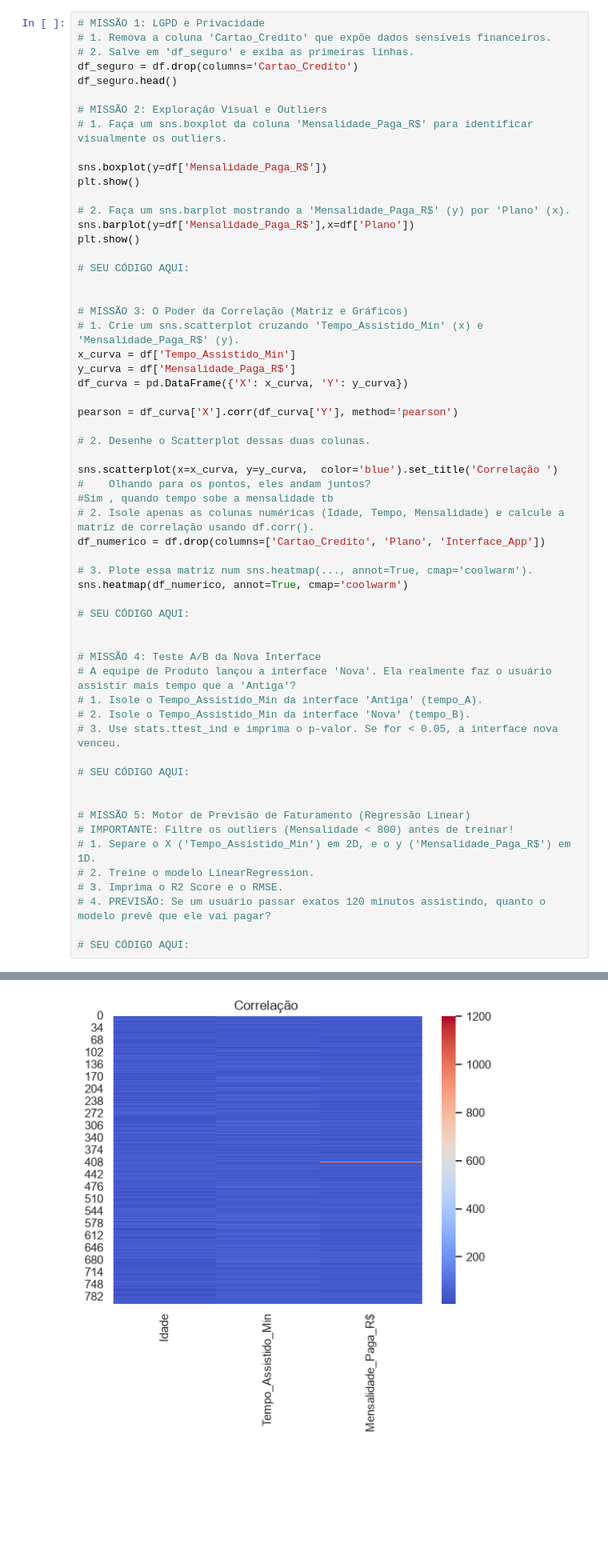
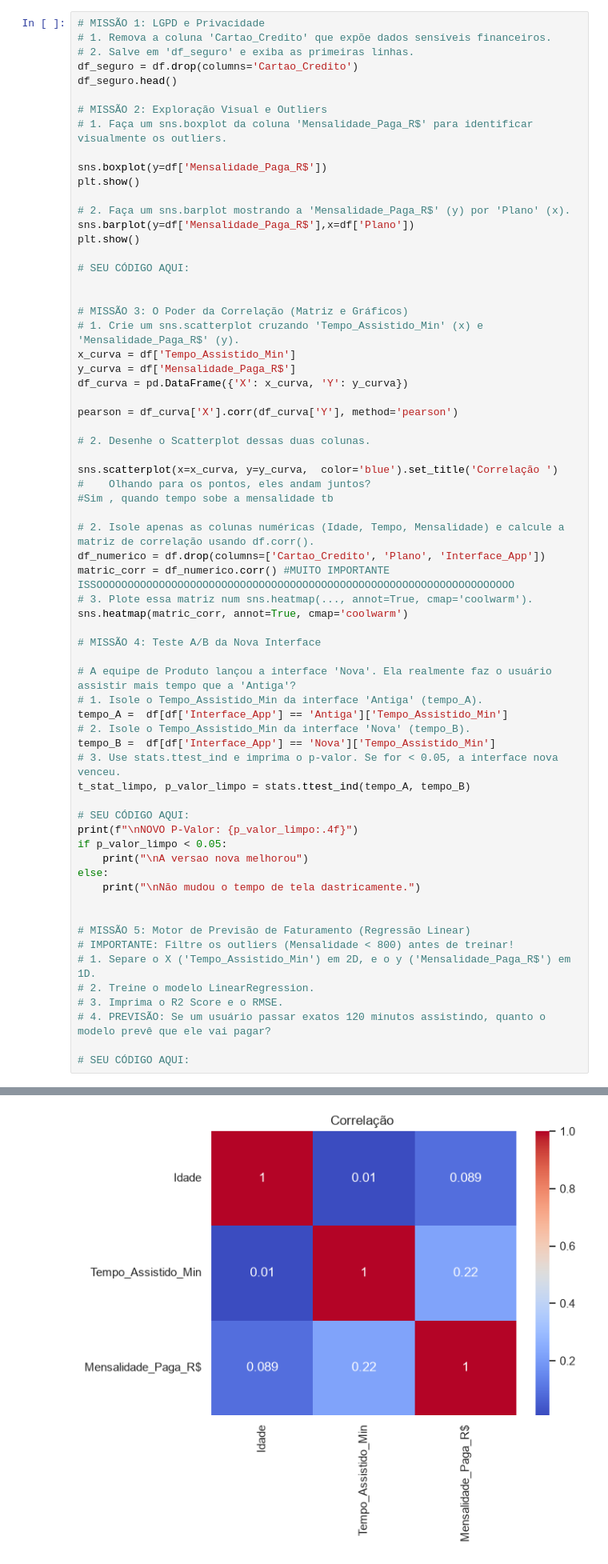
Before and after one commit to nycolasAugusto/Data-Science-PYTHON-JUPYTER, a Jupyter notebook: ExFinal.ipynb, the cells around one changed output, grey strips where cells are left out. Shown at 80% size. Saved outputs shown, nothing was run; the diff lists cells and outputs as text; blank space fills up the shorter version.

```diff
--- a/ExFinal.ipynb
+++ b/ExFinal.ipynb
@@ -82,42 +82,49 @@ plt.show()
 x_curva = df['Tempo_Assistido_Min']
 y_curva = df['Mensalidade_Paga_R$']
 df_curva = pd.DataFrame({'X': x_curva, 'Y': y_curva})
 
 pearson = df_curva['X'].corr(df_curva['Y'], method='pearson')
 
 # 2. Desenhe o Scatterplot dessas duas colunas.
 
 sns.scatterplot(x=x_curva, y=y_curva,  color='blue').set_title('Correlação ')
 #    Olhando para os pontos, eles andam juntos?
 #Sim , quando tempo sobe a mensalidade tb
+
 # 2. Isole apenas as colunas numéricas (Idade, Tempo, Mensalidade) e calcule a matriz de correlação usando df.corr().
 df_numerico = df.drop(columns=['Cartao_Credito', 'Plano', 'Interface_App'])
+matric_corr = df_numerico.corr() #MUITO IMPORTANTE ISSOOOOOOOOOOOOOOOOOOOOOOOOOOOOOOOOOOOOOOOOOOOOOOOOOOOOOOOOOOOOOOOOOOO
+# 3. Plote essa matriz num sns.heatmap(..., annot=True, cmap='coolwarm').
+sns.heatmap(matric_corr, annot=True, cmap='coolwarm')
 
-# 3. Plote essa matriz num sns.heatmap(..., annot=True, cmap='coolwarm').
-sns.heatmap(df_numerico, annot=True, cmap='coolwarm')
+# MISSÃO 4: Teste A/B da Nova Interface
+
+# A equipe de Produto lançou a interface 'Nova'. Ela realmente faz o usuário assistir mais tempo que a 'Antiga'?
+# 1. Isole o Tempo_Assistido_Min da interface 'Antiga' (tempo_A).
+tempo_A =  df[df['Interface_App'] == 'Antiga']['Tempo_Assistido_Min']
+# 2. Isole o Tempo_Assistido_Min da interface 'Nova' (tempo_B).
+tempo_B =  df[df['Interface_App'] == 'Nova']['Tempo_Assistido_Min']
+# 3. Use stats.ttest_ind e imprima o p-valor. Se for < 0.05, a interface nova venceu.
+t_stat_limpo, p_valor_limpo = stats.ttest_ind(tempo_A, tempo_B)
 
 # SEU CÓDIGO AQUI:
-
-
-# MISSÃO 4: Teste A/B da Nova Interface
-# A equipe de Produto lançou a interface 'Nova'. Ela realmente faz o usuário assistir mais tempo que a 'Antiga'?
-# 1. Isole o Tempo_Assistido_Min da interface 'Antiga' (tempo_A).
-# 2. Isole o Tempo_Assistido_Min da interface 'Nova' (tempo_B).
-# 3. Use stats.ttest_ind e imprima o p-valor. Se for < 0.05, a interface nova venceu.
-
-# SEU CÓDIGO AQUI:
+print(f"\nNOVO P-Valor: {p_valor_limpo:.4f}")
+if p_valor_limpo < 0.05:
+    print("\nA versao nova melhorou")
+else:
+    print("\nNão mudou o tempo de tela dastricamente.")
 
 
 # MISSÃO 5: Motor de Previsão de Faturamento (Regressão Linear)
 # IMPORTANTE: Filtre os outliers (Mensalidade < 800) antes de treinar!
 # 1. Separe o X ('Tempo_Assistido_Min') em 2D, e o y ('Mensalidade_Paga_R$') em 1D.
 # 2. Treine o modelo LinearRegression.
 # 3. Imprima o R2 Score e o RMSE.
 # 4. PREVISÃO: Se um usuário passar exatos 120 minutos assistindo, quanto o modelo prevê que ele vai pagar?
 
 # SEU CÓDIGO AQUI:
 # %% [output]
 [figure]
 [figure]
 <Axes: title={'center': 'Correlação '}>
-[figure, old version]
+[figure, new version]
```
